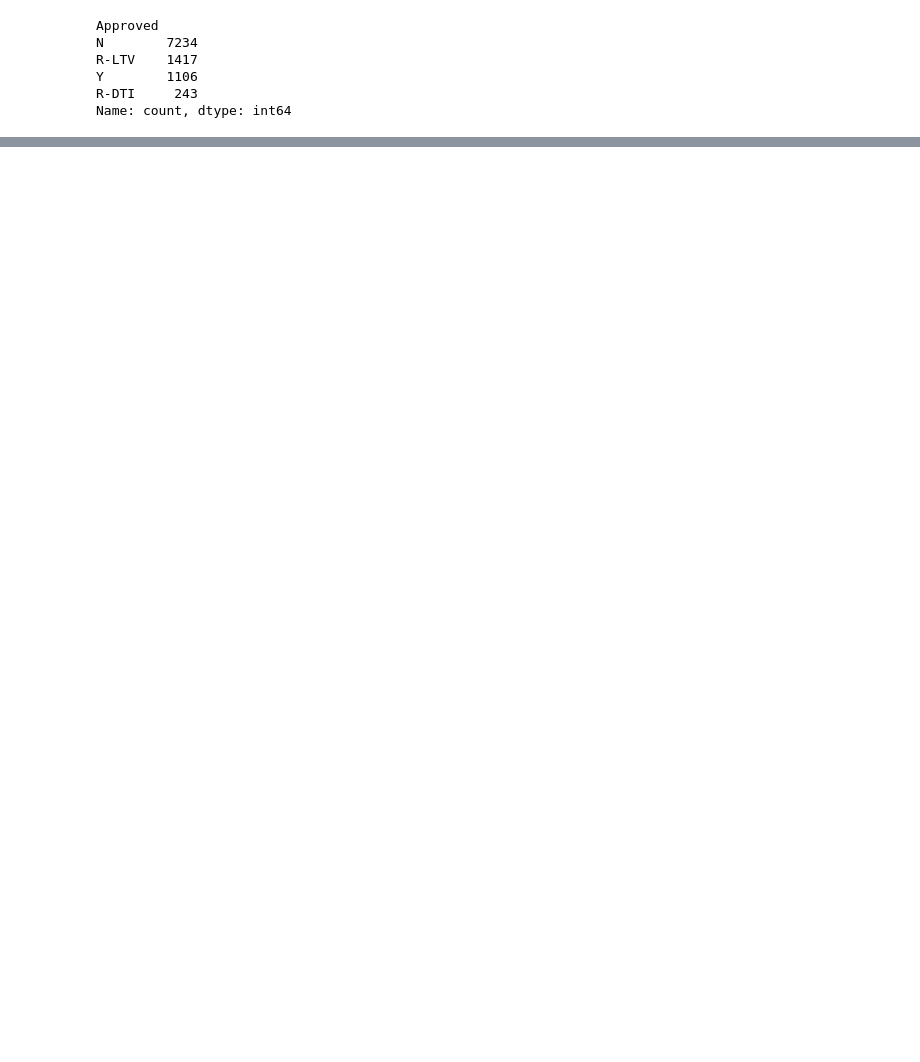
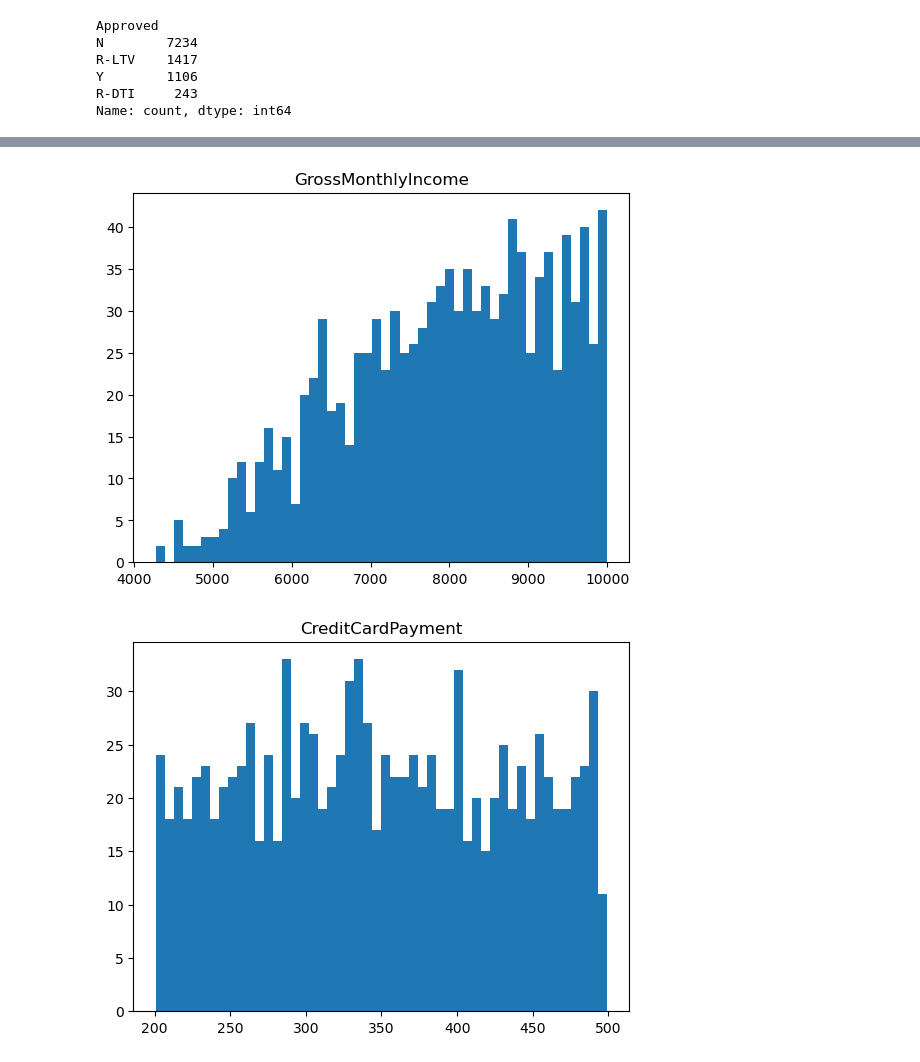
Before and after one commit to bellh14/HackUTD2023, a Jupyter notebook: DataAnalytics.ipynb, the cells around one changed output, grey strips where cells are left out. Drawn from its saved outputs; the diff is of its cells as text; code cells hidden in the pictures; blank space fills up the shorter version.

```diff
--- a/DataAnalytics.ipynb
+++ b/DataAnalytics.ipynb
@@ -126,0 +140,10 @@ dti_riskDF.describe()
+# %%
+approvedDF.describe()
+#Histograms for each column
+for col in approvedDF.columns:
+    plt.hist(approvedDF[col], bins=50)
+    plt.title(col)
+    plt.show()
+# %% [output]
+[figure, added]
+[figure, added]
```
Also changed, not shown: parts of 9 cells of this notebook.
